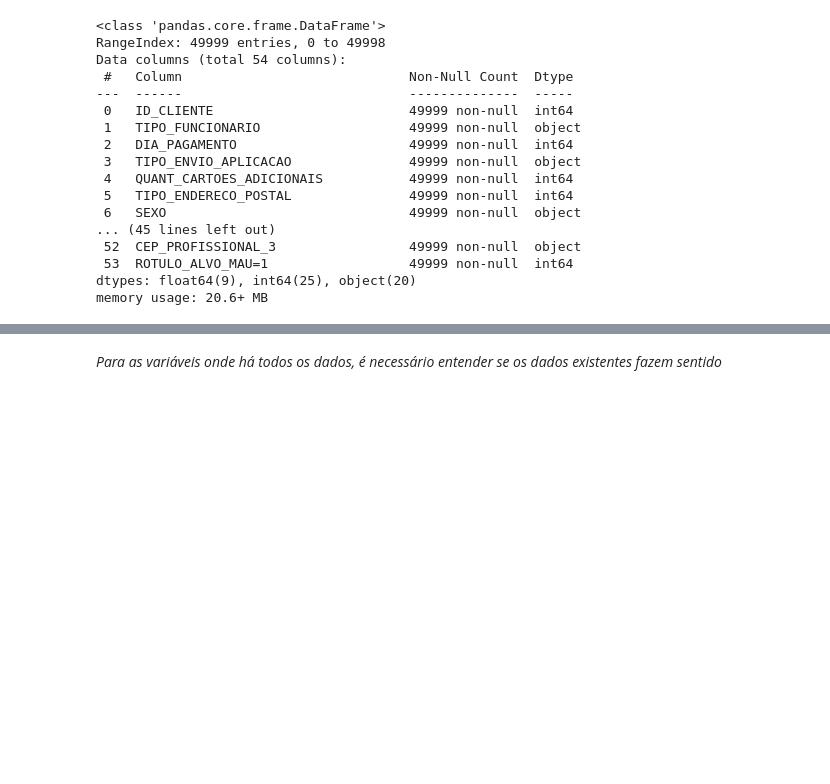
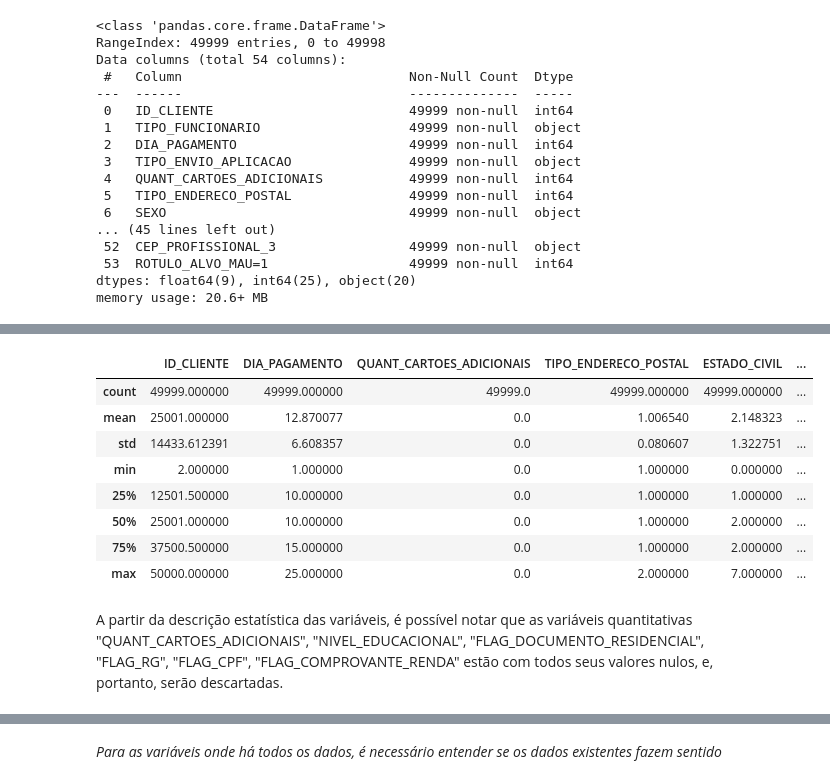
Before and after one commit to luzgui1/ds_mba, a Jupyter notebook: Feature_Engeneering/projeto_integrado.ipynb, the cells around one changed output, grey strips where cells are left out. Drawn from its saved outputs; the diff is of its cells as text; code cells hidden in the pictures; blank space fills up the shorter version.

```diff
--- a/Feature_Engeneering/projeto_integrado.ipynb
+++ b/Feature_Engeneering/projeto_integrado.ipynb
@@ -48,0 +44,14 @@ Nota-se que as seguintes variáveis possuem missing values:
+# %%
+dataset.describe()
+# %% [output]
+|  | ID_CLIENTE | DIA_PAGAMENTO | QUANT_CARTOES_ADICIONAIS | TIPO_ENDERECO_POSTAL | ESTADO_CIVIL | ... |
+| count | 49999.000000 | 49999.000000 | 49999.0 | 49999.000000 | 49999.000000 | ... |
+| mean | 25001.000000 | 12.870077 | 0.0 | 1.006540 | 2.148323 | ... |
+| std | 14433.612391 | 6.608357 | 0.0 | 0.080607 | 1.322751 | ... |
+| min | 2.000000 | 1.000000 | 0.0 | 1.000000 | 0.000000 | ... |
+| 25% | 12501.500000 | 10.000000 | 0.0 | 1.000000 | 1.000000 | ... |
+| 50% | 25001.000000 | 10.000000 | 0.0 | 1.000000 | 2.000000 | ... |
+| 75% | 37500.500000 | 15.000000 | 0.0 | 1.000000 | 2.000000 | ... |
+| max | 50000.000000 | 25.000000 | 0.0 | 2.000000 | 7.000000 | ... |
+# %% [markdown]
+A partir da descrição estatística das variáveis, é possível notar que as variáveis quantitativas "QUANT_CARTOES_ADICIONAIS", "NIVEL_EDUCACIONAL", "FLAG_DOCUMENTO_RESIDENCIAL", "FLAG_RG", "FLAG_CPF", "FLAG_COMPROVANTE_RENDA" estão com todos seus valores nulos, e, portanto, serão descartadas.
```
Also changed, not shown: parts of 32 cells of this notebook.
